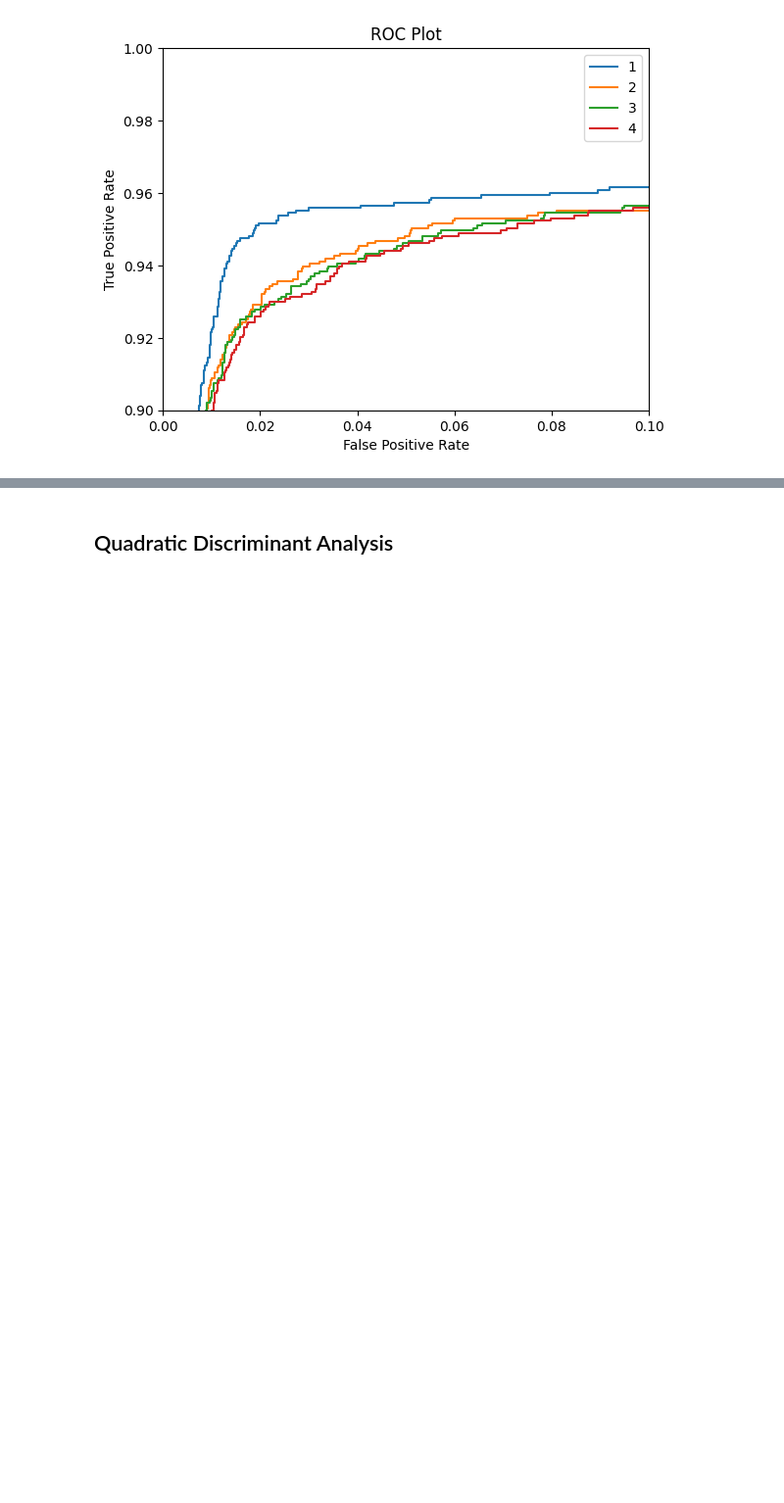
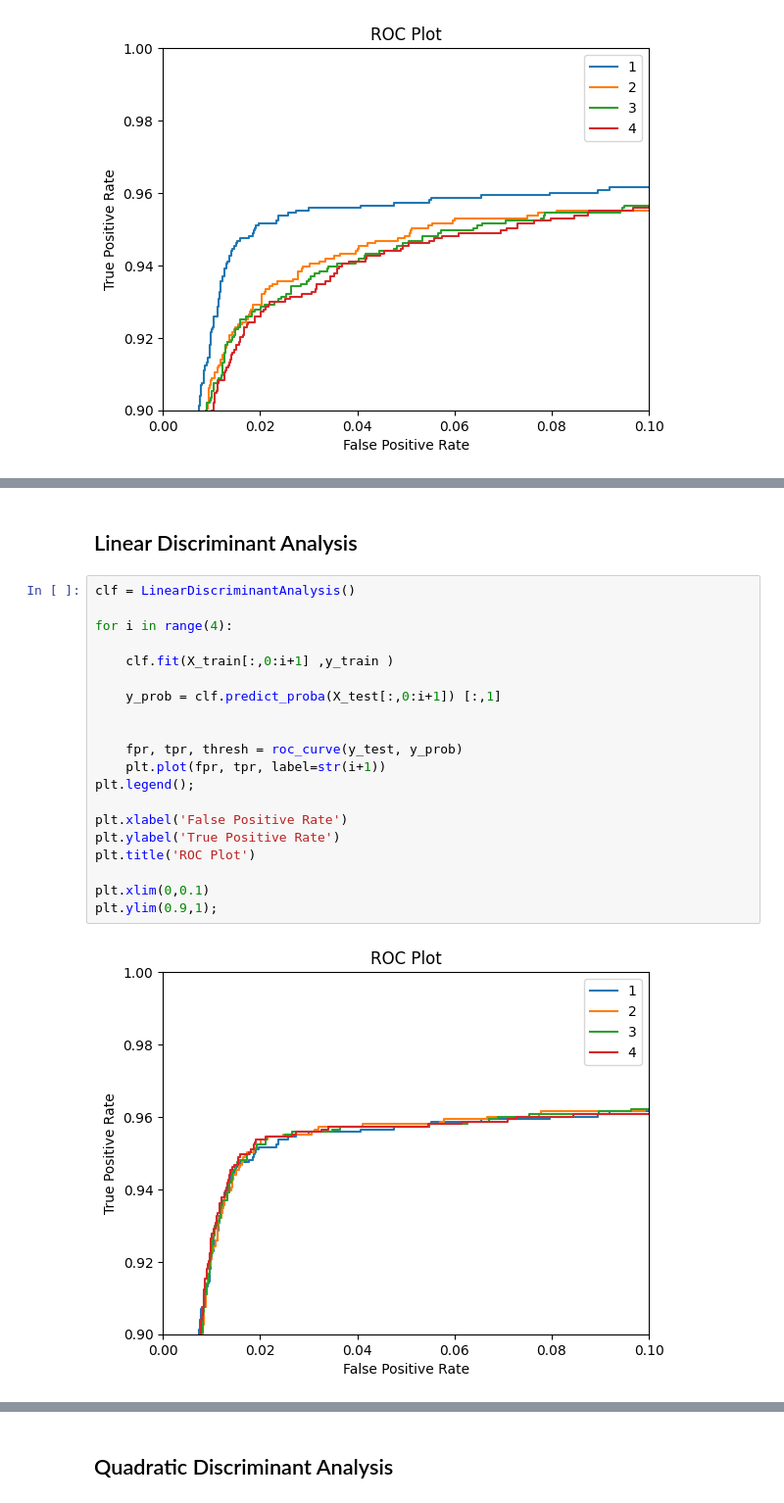
Before and after one commit to matteobosco0203/astrostatistics_bicocca_2026, a Jupyter notebook: working/L19 Gal_vs_Qua.ipynb, the cells around one changed output, grey strips where cells are left out. Shown at 98% size. Saved outputs shown, nothing was run; the diff lists cells and outputs as text; blank space fills up the shorter version.

```diff
--- a/working/L19 Gal_vs_Qua.ipynb
+++ b/working/L19 Gal_vs_Qua.ipynb
@@ -139,0 +143,24 @@ print(confusion_matrix(y_test, y_pred))
+# %% [markdown]
+## Linear Discriminant Analysis
+# %%
+clf = LinearDiscriminantAnalysis()
+
+for i in range(4):
+
+    clf.fit(X_train[:,0:i+1] ,y_train )
+
+    y_prob = clf.predict_proba(X_test[:,0:i+1]) [:,1]
+
+
+    fpr, tpr, thresh = roc_curve(y_test, y_prob)
+    plt.plot(fpr, tpr, label=str(i+1))
+plt.legend();
+
+plt.xlabel('False Positive Rate')
+plt.ylabel('True Positive Rate')
+plt.title('ROC Plot')
+
+plt.xlim(0,0.1)
+plt.ylim(0.9,1);
+# %% [output]
+[figure, added]
```
Also changed, not shown: parts of 9 cells of this notebook.
